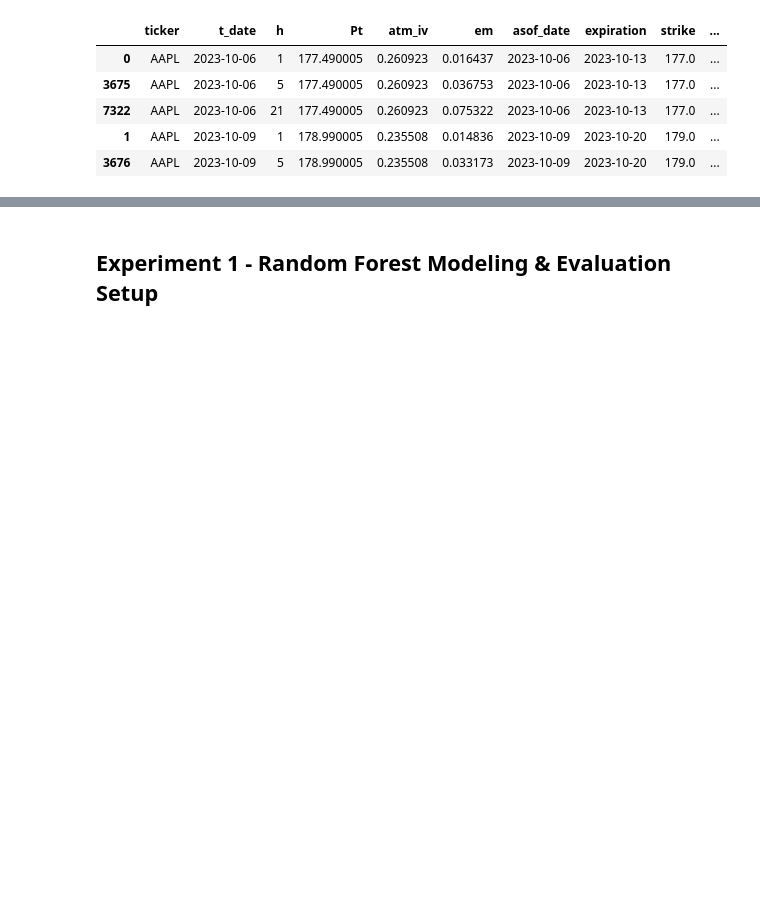
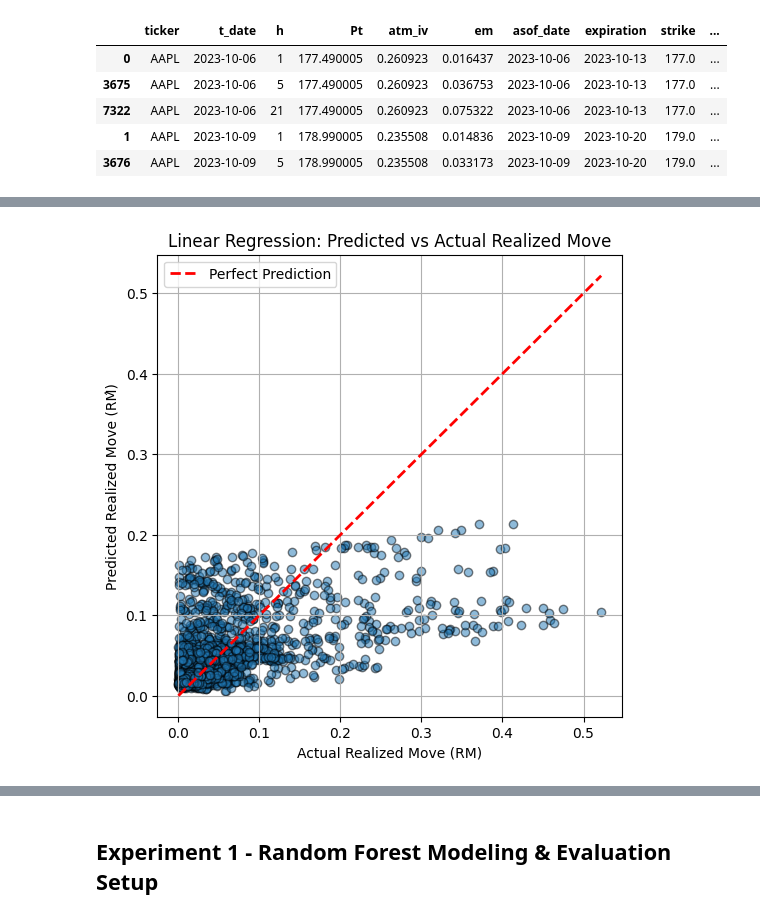
Before and after one commit to rafanahmed/Options-Random-Forest, a Jupyter notebook: Options-Random-Forest.ipynb, the cells around one changed output, grey strips where cells are left out. Drawn from its saved outputs; the diff is of its cells as text; code cells hidden in the pictures; blank space fills up the shorter version.

Commit message:
Added Linear Regression Baseline

```diff
--- a/Options-Random-Forest.ipynb
+++ b/Options-Random-Forest.ipynb
@@ -899,0 +919,99 @@ h
+# %%
+# === Experiment 0: Linear Regression Baseline ==============================
+from sklearn.linear_model import LinearRegression
+from sklearn.metrics import mean_absolute_error, mean_squared_error, r2_score
+import matplotlib.pyplot as plt
+import seaborn as sns
+import numpy as np
+import pandas as pd
+from pathlib import Path
+
+# --------------------------- Load Dataset ---------------------------
+DATASET_PATH = Path("Data/Feature/em_feature_with_RM.csv")
+df = pd.read_csv(DATASET_PATH)
+
+# --------------------------- Feature & Target Selection ---------------------------
+feature_cols = [
+    "em", "atm_iv",
+    "logret_1d", "logret_5d", "logret_21d",
+    "vol_10d", "vol_21d",
+    "sma5_minus_20", "vol_z"
+]
+target_col = "RM"
+
+# Drop missing values
+df = df.dropna(subset=feature_cols + [target_col])
+
+# Define X and y
+X = df[feature_cols]
+y = df[target_col]
+
+# --------------------------- Time-based Split (No Leakage) ---------------------------
+df = df.sort_values("t_date")
+split_index = int(0.75 * len(df))
+X_train, X_test = X.iloc[:split_index], X.iloc[split_index:]
+y_train, y_test = y.iloc[:split_index], y.iloc[split_index:]
+
+# --------------------------- Model Training ---------------------------
+lr = LinearRegression()
+lr.fit(X_train, y_train)
+
+# --------------------------- Predictions ---------------------------
+y_pred = lr.predict(X_test)
+
+# --------------------------- Evaluation Metrics ---------------------------
+mae = mean_absolute_error(y_test, y_pred)
+mse = mean_squared_error(y_test, y_pred)
+rmse = np.sqrt(mse)
+r2 = r2_score(y_test, y_pred)
+
+print("Linear Regression Baseline Evaluation Metrics:")
+print(f"  Mean Absolute Error (MAE): {mae:.6f}")
+print(f"  Root Mean Squared Error (RMSE): {rmse:.6f}")
+print(f"  R-squared (R²): {r2:.4f}")
+
+# --------------------------- Feature Coefficients ---------------------------
+coef_df = pd.DataFrame({
+    "Feature": feature_cols,
+    "Coefficient": lr.coef_
+}).sort_values("Coefficient", key=abs, ascending=False)
+
+print("\nFeature Coefficients (sorted by absolute value):")
+print(coef_df.to_string(index=False))
+
+# --------------------------- Visualization: Predicted vs Actual ---------------------------
+plt.figure(figsize=(6,6))
+plt.scatter(y_test, y_pred, alpha=0.5, edgecolors='k')
+plt.plot([y_test.min(), y_test.max()],
+         [y_test.min(), y_test.max()],
+         'r--', lw=2, label='Perfect Prediction')
+plt.xlabel("Actual Realized Move (RM)")
+plt.ylabel("Predicted Realized Move (RM̂)")
+plt.title("Linear Regression: Predicted vs Actual Realized Move")
+plt.legend()
+plt.grid(True)
+plt.show()
+
+# --------------------------- Visualization: Error Distribution ---------------------------
+errors = y_pred - y_test
+plt.figure(figsize=(7,4))
+sns.histplot(errors, bins=40, kde=True, color="steelblue")
+plt.title("Distribution of Prediction Errors (Residuals)")
+plt.xlabel("Prediction Error (RM̂ - RM)")
+plt.ylabel("Frequency")
+plt.axvline(x=0, color='r', linestyle='--', linewidth=1, label='Zero Error')
+plt.legend()
+plt.grid(True)
+plt.show()
+
+# --------------------------- Visualization: Feature Coefficients ---------------------------
+plt.figure(figsize=(8,5))
+colors = ['red' if x < 0 else 'blue' for x in coef_df['Coefficient']]
+plt.barh(coef_df['Feature'], coef_df['Coefficient'], color=colors, alpha=0.7)
+plt.axvline(x=0, color='black', linestyle='-', linewidth=0.8)
+plt.xlabel("Coefficient Value")
+plt.title("Linear Regression Feature Coefficients")
+plt.grid(True, axis='x')
+plt.tight_layout()
+plt.show()
+# %% [output]
@@ -899,0 +1034 @@ h
+[figure, added]
```
Also changed, not shown: parts of 4 cells of this notebook.
